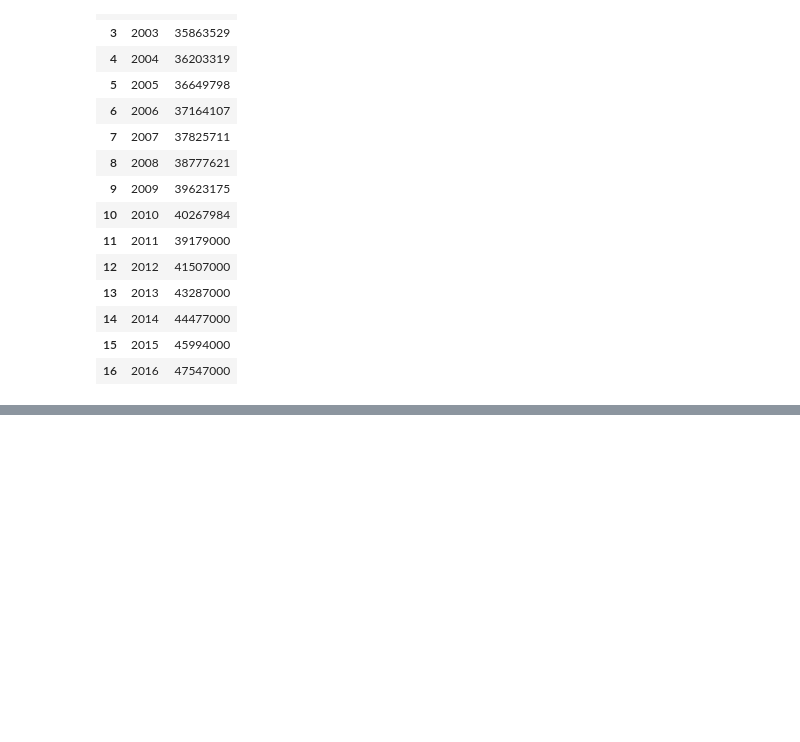
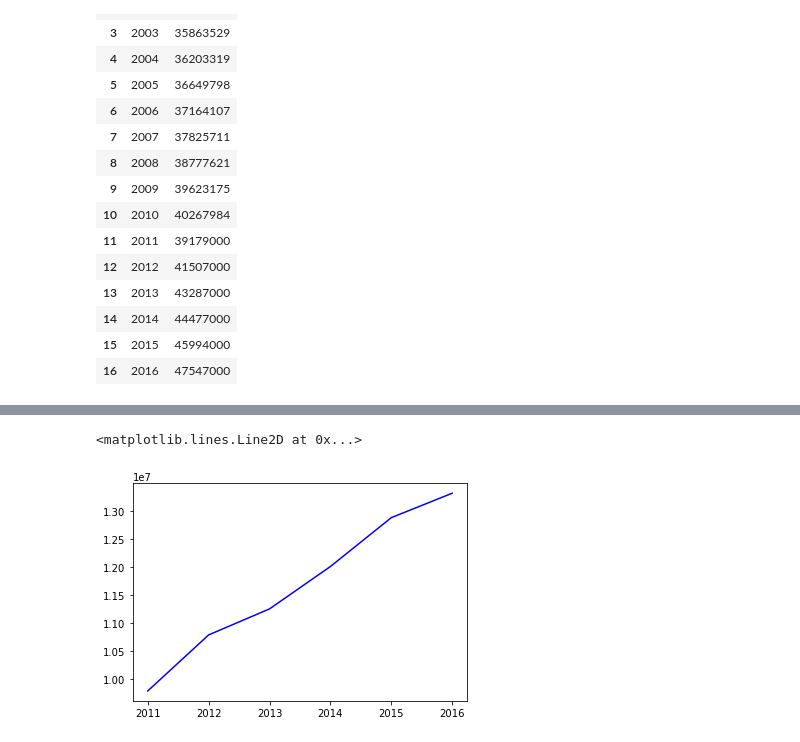
Before and after one commit to Rshn8411/project1, a Jupyter notebook: 65andOver.ipynb, the cells around one changed output, grey strips where cells are left out. Drawn from its saved outputs; the diff is of its cells as text; code cells hidden in the pictures; blank space fills up the shorter version.

```diff
--- a/65andOver.ipynb
+++ b/65andOver.ipynb
@@ -67,0 +80,7 @@ plt.show()
+# %%
+#year = [2011, 2012, 2013, 2014, 2015, 2016]
+obesity, = plt.plot(year, obese_count, color = 'b', label="Obesity Count")
+obesity
+# %% [output]
+<matplotlib.lines.Line2D at 0x...>
+[figure, added]
```
Also changed, not shown: parts of 6 cells of this notebook, 4 other files.
